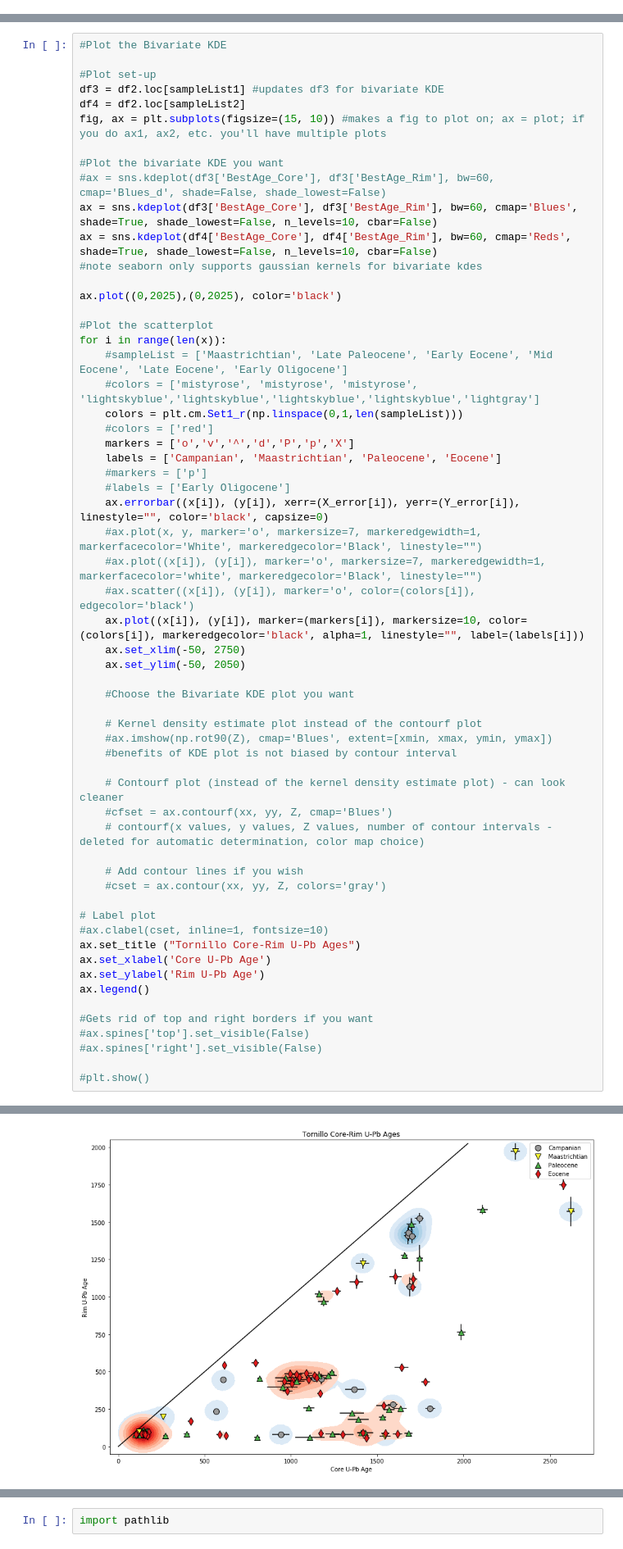
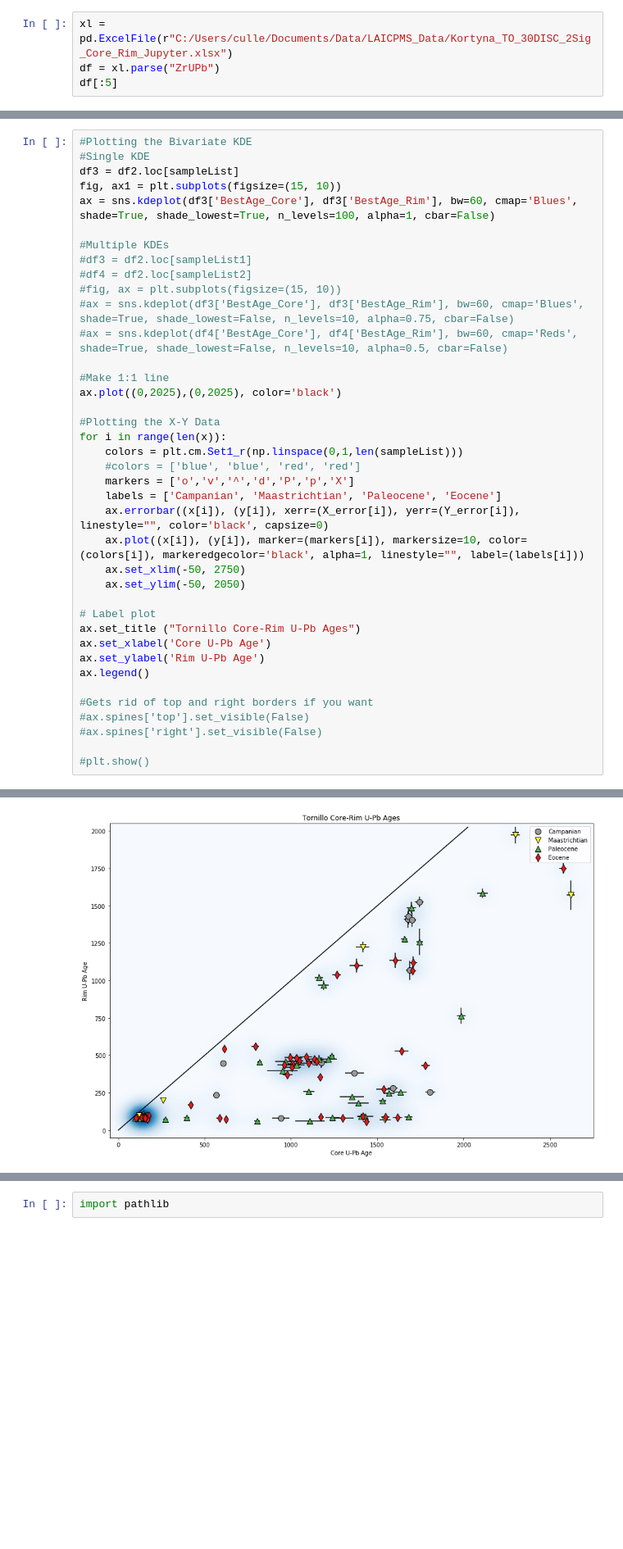
Before and after one commit to cdkortyna/Jupyter-Notebooks, a Jupyter notebook: Bivariate_KDE_Plotter_v1.1.ipynb, the cells around one changed output, grey strips where cells are left out. Shown at 82% size. Drawn from its saved outputs; the diff is of its cells as text; blank space fills up the shorter version.

```diff
--- a/Bivariate_KDE_Plotter_v1.1.ipynb
+++ b/Bivariate_KDE_Plotter_v1.1.ipynb
@@ -79,0 +35,4 @@ sampleList
+# %%
+xl = pd.ExcelFile(r"C:/Users/culle/Documents/Data/LAICPMS_Data/Kortyna_TO_30DISC_2Sig_Core_Rim_Jupyter.xlsx")
+df = xl.parse("ZrUPb")
+df[:5]
@@ -149,62 +249,42 @@ ax = sns.kdeplot(df4['BestAge_Core'], df4['BestAge_Rim'], bw=60, cmap='Reds', sh
 # %%
-#Plot the Bivariate KDE
+#Plotting the Bivariate KDE
+#Single KDE
+df3 = df2.loc[sampleList]
+fig, ax1 = plt.subplots(figsize=(15, 10))
+ax = sns.kdeplot(df3['BestAge_Core'], df3['BestAge_Rim'], bw=60, cmap='Blues', shade=True, shade_lowest=True, n_levels=100, alpha=1, cbar=False)
 
-#Plot set-up
-df3 = df2.loc[sampleList1] #updates df3 for bivariate KDE
-df4 = df2.loc[sampleList2]
-fig, ax = plt.subplots(figsize=(15, 10)) #makes a fig to plot on; ax = plot; if you do ax1, ax2, etc. you'll have multiple plots
+#Multiple KDEs
+#df3 = df2.loc[sampleList1]
+#df4 = df2.loc[sampleList2]
+#fig, ax = plt.subplots(figsize=(15, 10))
+#ax = sns.kdeplot(df3['BestAge_Core'], df3['BestAge_Rim'], bw=60, cmap='Blues', shade=True, shade_lowest=False, n_levels=10, alpha=0.75, cbar=False)
+#ax = sns.kdeplot(df4['BestAge_Core'], df4['BestAge_Rim'], bw=60, cmap='Reds', shade=True, shade_lowest=False, n_levels=10, alpha=0.5, cbar=False)
 
-#Plot the bivariate KDE you want
-#ax = sns.kdeplot(df3['BestAge_Core'], df3['BestAge_Rim'], bw=60, cmap='Blues_d', shade=False, shade_lowest=False)
-ax = sns.kdeplot(df3['BestAge_Core'], df3['BestAge_Rim'], bw=60, cmap='Blues', shade=True, shade_lowest=False, n_levels=10, cbar=False)
-ax = sns.kdeplot(df4['BestAge_Core'], df4['BestAge_Rim'], bw=60, cmap='Reds', shade=True, shade_lowest=False, n_levels=10, cbar=False)
-#note seaborn only supports gaussian kernels for bivariate kdes
-
+#Make 1:1 line
 ax.plot((0,2025),(0,2025), color='black')
 
-#Plot the scatterplot
+#Plotting the X-Y Data
 for i in range(len(x)):
-    #sampleList = ['Maastrichtian', 'Late Paleocene', 'Early Eocene', 'Mid Eocene', 'Late Eocene', 'Early Oligocene']
-    #colors = ['mistyrose', 'mistyrose', 'mistyrose', 'lightskyblue','lightskyblue','lightskyblue','lightskyblue','lightgray']
     colors = plt.cm.Set1_r(np.linspace(0,1,len(sampleList)))
-    #colors = ['red']
+    #colors = ['blue', 'blue', 'red', 'red']
     markers = ['o','v','^','d','P','p','X']
     labels = ['Campanian', 'Maastrichtian', 'Paleocene', 'Eocene']
-    #markers = ['p']
-    #labels = ['Early Oligocene']
     ax.errorbar((x[i]), (y[i]), xerr=(X_error[i]), yerr=(Y_error[i]), linestyle="", color='black', capsize=0)
-    #ax.plot(x, y, marker='o', markersize=7, markeredgewidth=1, markerfacecolor='White', markeredgecolor='Black', linestyle="")
-    #ax.plot((x[i]), (y[i]), marker='o', markersize=7, markeredgewidth=1, markerfacecolor='white', markeredgecolor='Black', linestyle="")
-    #ax.scatter((x[i]), (y[i]), marker='o', color=(colors[i]), edgecolor='black')
     ax.plot((x[i]), (y[i]), marker=(markers[i]), markersize=10, color=(colors[i]), markeredgecolor='black', alpha=1, linestyle="", label=(labels[i]))
     ax.set_xlim(-50, 2750)
     ax.set_ylim(-50, 2050)
 
-    #Choose the Bivariate KDE plot you want
-
-    # Kernel density estimate plot instead of the contourf plot
-    #ax.imshow(np.rot90(Z), cmap='Blues', extent=[xmin, xmax, ymin, ymax])
-    #benefits of KDE plot is not biased by contour interval
-
-    # Contourf plot (instead of the kernel density estimate plot) - can look cleaner
-    #cfset = ax.contourf(xx, yy, Z, cmap='Blues')
-    # contourf(x values, y values, Z values, number of contour intervals - deleted for automatic determination, color map choice)
-
-    # Add contour lines if you wish
-    #cset = ax.contour(xx, yy, Z, colors='gray')
-
 # Label plot
-#ax.clabel(cset, inline=1, fontsize=10)
 ax.set_title ("Tornillo Core-Rim U-Pb Ages")
 ax.set_xlabel('Core U-Pb Age')
 ax.set_ylabel('Rim U-Pb Age')
 ax.legend()
 
 #Gets rid of top and right borders if you want
 #ax.spines['top'].set_visible(False)
 #ax.spines['right'].set_visible(False)
 
 #plt.show()
 # %% [output]
 <matplotlib.legend.Legend at 0x...>
-[figure, old version]
+[figure, new version]
```
Also changed, not shown: parts of 22 cells of this notebook.
